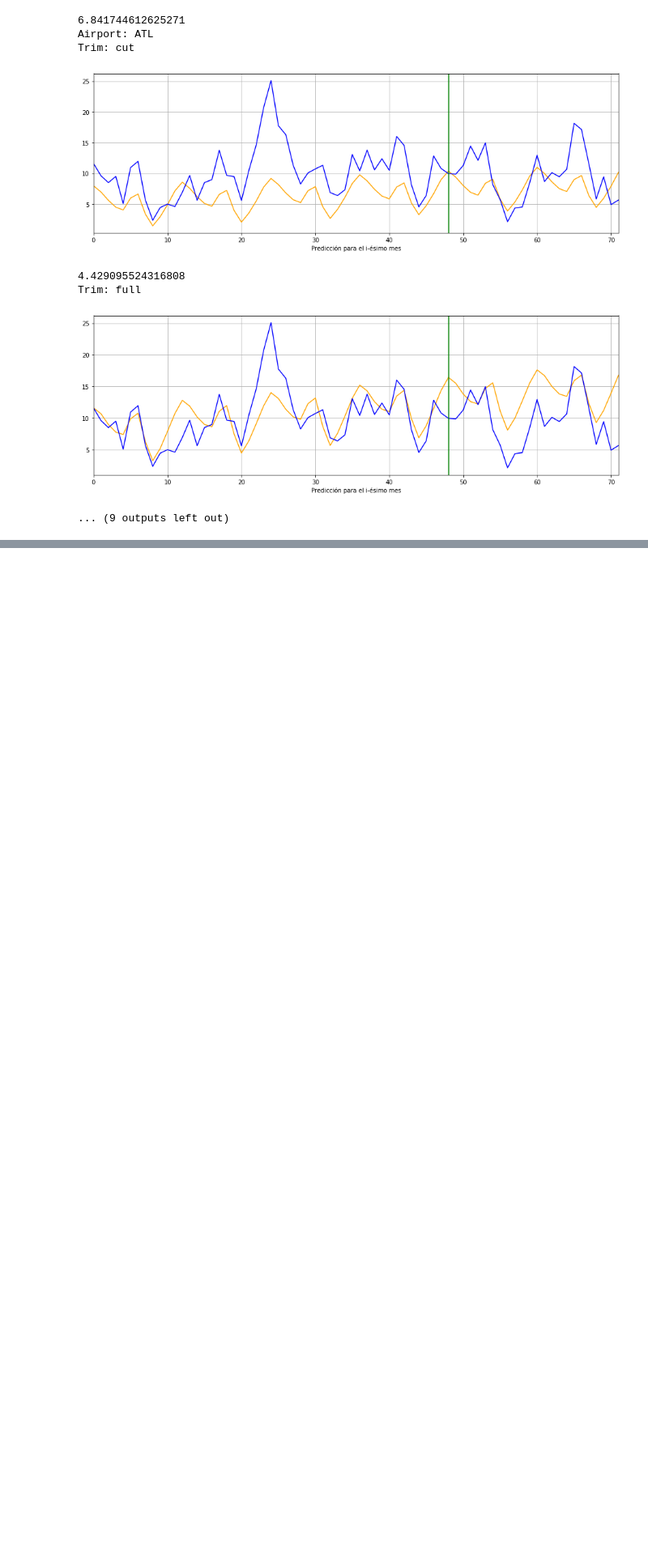
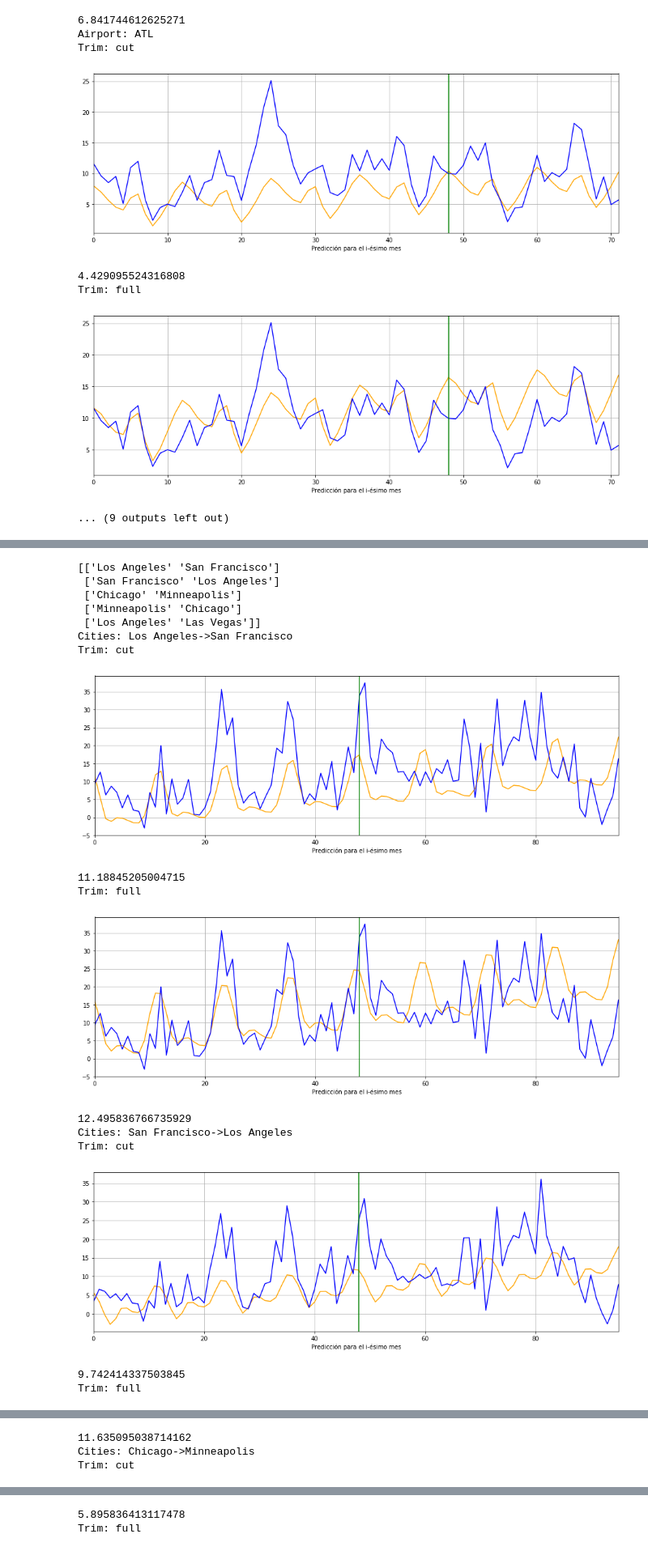
Before and after one commit to jpcenteno/flight-delay-estimation, a Jupyter notebook: notebooks/categories.ipynb, the cells around one changed output, grey strips where cells are left out. Shown at 81% size. Cells and saved outputs as stored; diff of their text form; code cells hidden in the pictures; blank space fills up the shorter version.

```diff
--- a/notebooks/categories.ipynb
+++ b/notebooks/categories.ipynb
@@ -297,0 +416,63 @@ Trim: full
+# %%
+max_grade = 0
+def plot_top_cities(top_rank, subdir):
+    for [src_city, dest_city] in top_rank:
+        print("Cities: {}->{}".format(src_city, dest_city))
+
+        df_full = pd.read_csv(tmp_dir+subdir+"/full.csv")
+        df_full = df_full[(df_full.origin_city == src_city) & (df_full.dest_city == dest_city)]
+        df_full['date'] = pd.to_datetime(df_full['date'], errors='coerce')
+
+        #probamos sin outliers y con outliers
+        for trim in ["cut", "full"]:
+            print("Trim: {}".format(trim))
+            df = pd.read_csv("{}{}/{}.csv".format(tmp_dir, subdir, trim))
+            df = df[(df.origin_city == src_city) & (df.dest_city == dest_city)]
+            df['date'] = pd.to_datetime(df['date'], errors='coerce')
+            df.sort_values(by="date")
+
+            year_train_limit = 1998
+            lower_year_train_limit = 1993
+            train_delays = df.loc[(df["date"].dt.year < year_train_limit) & \
+                                  (df["date"].dt.year > lower_year_train_limit)]["ArrDelay"]
+
+            lpr = lsqPredictor(phases, monthly_freqs, max_grade)
+            lpr.fit(train_delays)
+            #lpr.print_coefs()
+
+            train_test_delays = df["ArrDelay"]
+            df["dl_pred"] = lpr.pred(train_test_delays)
+            plot_df(df.reset_index(), df_full.reset_index(), len(train_delays), "mes")
+
+            error = math.sqrt(
+                mean_squared_error(
+                    df.loc[df["date"].dt.year > year_train_limit].dl_pred,
+                    df_full.loc[df_full["date"].dt.year > year_train_limit].ArrDelay
+                )
+            )
+            print(error)
+            del df
+        del df_full
+# %%
+max_grade = 1
+routes = top_routes.reset_index()[["origin_city", "dest_city"]].values
+print(routes)
+plot_top_cities(routes, "cities/")
+# %% [output]
+[['Los Angeles' 'San Francisco']
+ ['San Francisco' 'Los Angeles']
+ ['Chicago' 'Minneapolis']
+ ['Minneapolis' 'Chicago']
+ ['Los Angeles' 'Las Vegas']]
+Cities: Los Angeles->San Francisco
+Trim: cut
+[figure, added]
+11.18845205004715
+Trim: full
+[figure, added]
+12.495836766735929
+Cities: San Francisco->Los Angeles
+Trim: cut
+[figure, added]
+9.742414337503845
+Trim: full
@@ -297,0 +480,3 @@ Trim: full
+11.635095038714162
+Cities: Chicago->Minneapolis
+Trim: cut
@@ -297,0 +484,2 @@ Trim: full
+5.895836413117478
+Trim: full
```
Also changed, not shown: parts of 8 cells of this notebook.
